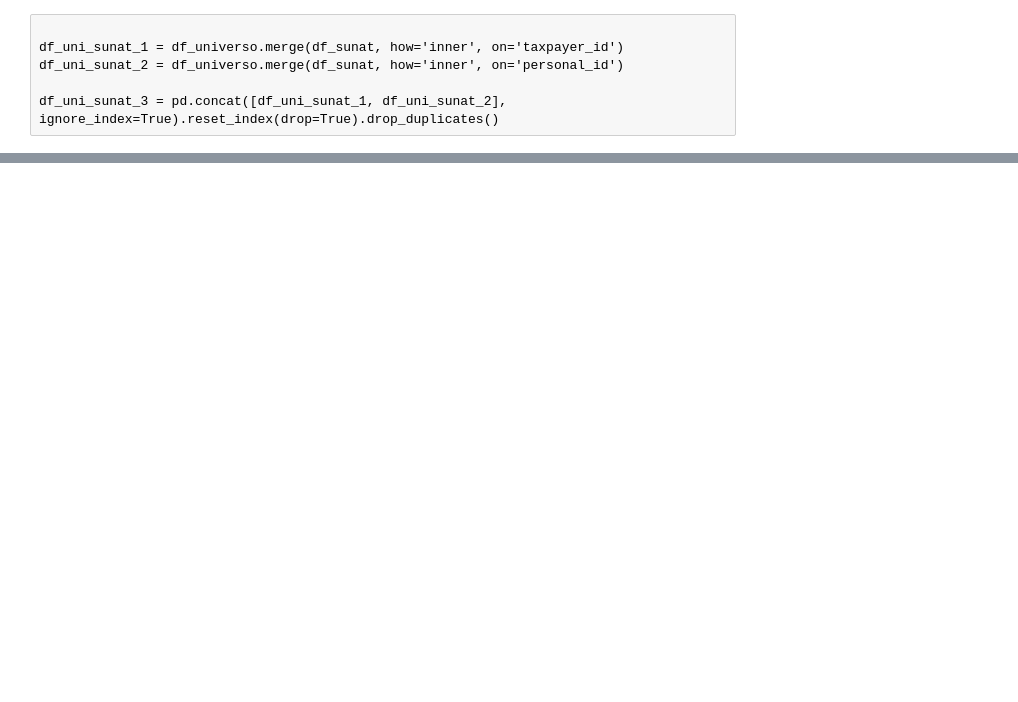
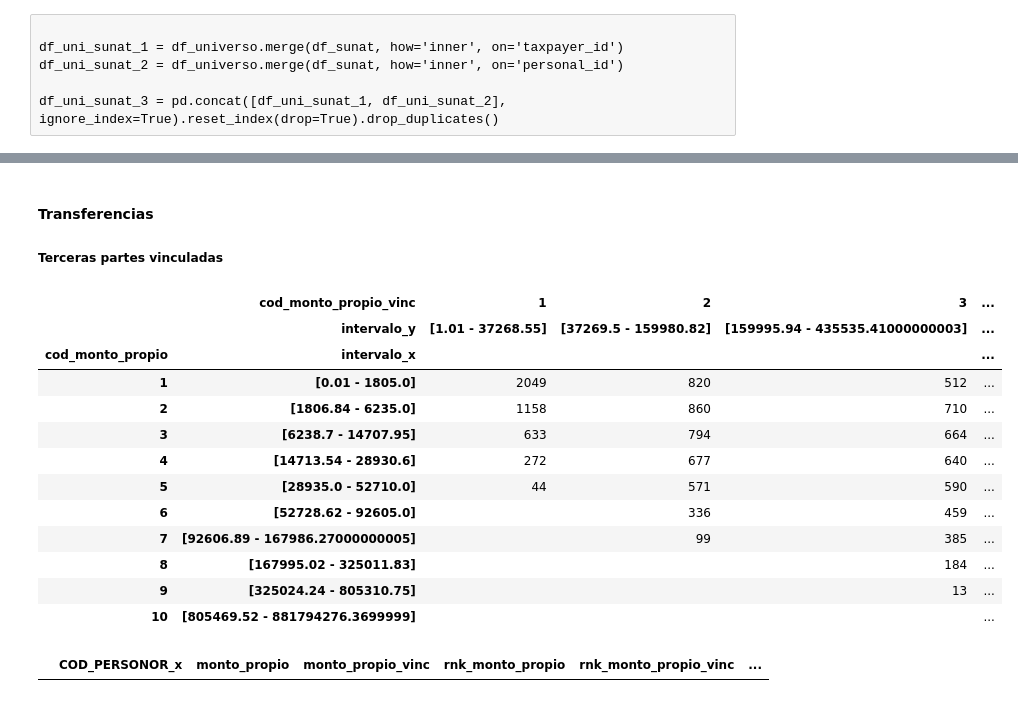
Before and after one commit to Benjacho/credito_pyme_bbva, a Jupyter notebook: APYME_Main.ipynb, the cells around one changed output, grey strips where cells are left out. Drawn from its saved outputs; the diff is of its cells as text; code cells hidden in the pictures; blank space fills up the shorter version.

```diff
--- a/APYME_Main.ipynb
+++ b/APYME_Main.ipynb
@@ -288,0 +344,3 @@ dfcom3
+# %% [markdown]
+#### Transferencias
+##### Terceras partes vinculadas
@@ -288,0 +356,52 @@ dfcom3
+# %%
+df_vinc_4 = df_vinc_3.groupby('COD_PERSONOR_x').agg(monto_propio=('sm_x','sum'), monto_propio_vinc=('monto_propio_vinc','sum')).reset_index()
+
+df_vinc_4['rnk_monto_propio'] = df_vinc_4.monto_propio.rank(pct=True, method='max')
+df_vinc_4['rnk_monto_propio_vinc'] = df_vinc_4.monto_propio_vinc.rank(pct=True, method='max')
+# %%
+def cat(x):
+    if x < 0.1: return 1
+    elif x <0.2: return 2
+    elif x <0.3: return 3
+    elif x <0.4: return 4
+    elif x <0.5: return 5
+    elif x <0.6: return 6
+    elif x <0.7: return 7
+    elif x <0.8: return 8
+    elif x <0.9: return 9
+    else: return 10
+
+df_vinc_4['cod_monto_propio'] = df_vinc_4['rnk_monto_propio'].map(cat)
+df_vinc_4['cod_monto_propio_vinc'] = df_vinc_4['rnk_monto_propio_vinc'].map(cat)
+# %%
+
+df0 = df_vinc_4.groupby('cod_monto_propio').agg(mi=('monto_propio','min'), ma=('monto_propio','max')).reset_index()
+df0['intervalo'] = "["+df0.mi.astype(str) + " - "+df0.ma.astype(str)+"]"
+
+df1 = df_vinc_4.groupby('cod_monto_propio_vinc').agg(mi=('monto_propio_vinc','min'), ma=('monto_propio_vinc','max')).reset_index()
+df1['intervalo'] = "["+df1.mi.astype(str) + " - "+df1.ma.astype(str)+"]"
+# %%
+df_vinc_5 = df_vinc_4.merge(df0[['cod_monto_propio','intervalo']],how='left', on='cod_monto_propio')\
+                        .merge(df1[['cod_monto_propio_vinc','intervalo']],how='left', on='cod_monto_propio_vinc')\
+# %%
+# Matriz que muestra el número de clientes en deciles, los cuales cambiaron por la agregación de los montos vinculados
+pd.crosstab([df_vinc_5.cod_monto_propio,df_vinc_5.intervalo_x], [df_vinc_5.cod_monto_propio_vinc,df_vinc_5.intervalo_y], values=df_vinc_5.COD_PERSONOR_x,
+            aggfunc='count').fillna("")
+# %% [output]
+|  | cod_monto_propio_vinc | 1 | 2 | 3 | ... |
+|  | intervalo_y | [1.01 - 37268.55] | [37269.5 - 159980.82] | [159995.94 - 435535.41000000003] | ... |
+| cod_monto_propio | intervalo_x |  |  |  | ... |
+| 1 | [0.01 - 1805.0] | 2049 | 820 | 512 | ... |
+| 2 | [1806.84 - 6235.0] | 1158 | 860 | 710 | ... |
+| 3 | [6238.7 - 14707.95] | 633 | 794 | 664 | ... |
+| 4 | [14713.54 - 28930.6] | 272 | 677 | 640 | ... |
+| 5 | [28935.0 - 52710.0] | 44 | 571 | 590 | ... |
+| 6 | [52728.62 - 92605.0] |  | 336 | 459 | ... |
+| 7 | [92606.89 - 167986.27000000005] |  | 99 | 385 | ... |
+| 8 | [167995.02 - 325011.83] |  |  | 184 | ... |
+| 9 | [325024.24 - 805310.75] |  |  | 13 | ... |
+| 10 | [805469.52 - 881794276.3699999] |  |  |  | ... |
+# %%
+df_vinc_4[df_vinc_4.monto_propio>df_vinc_4.monto_propio_vinc]
+# %% [output]
+|  | COD_PERSONOR_x | monto_propio | monto_propio_vinc | rnk_monto_propio | rnk_monto_propio_vinc | ... |
```
Also changed, not shown: parts of 76 cells of this notebook, 3 other files.
